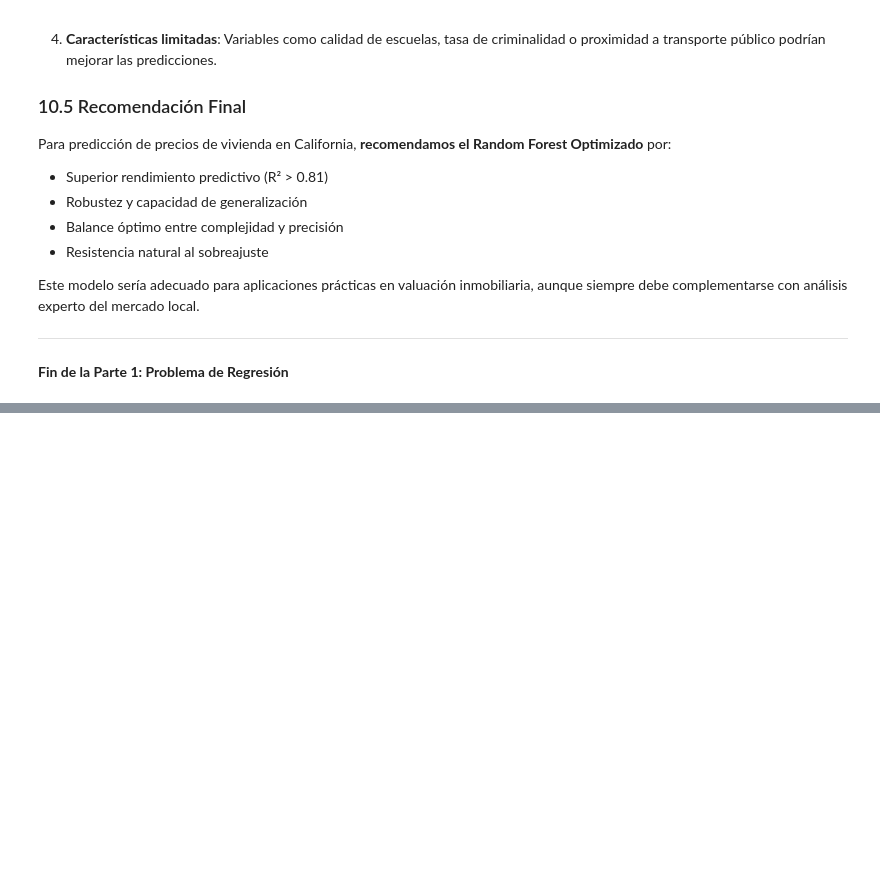
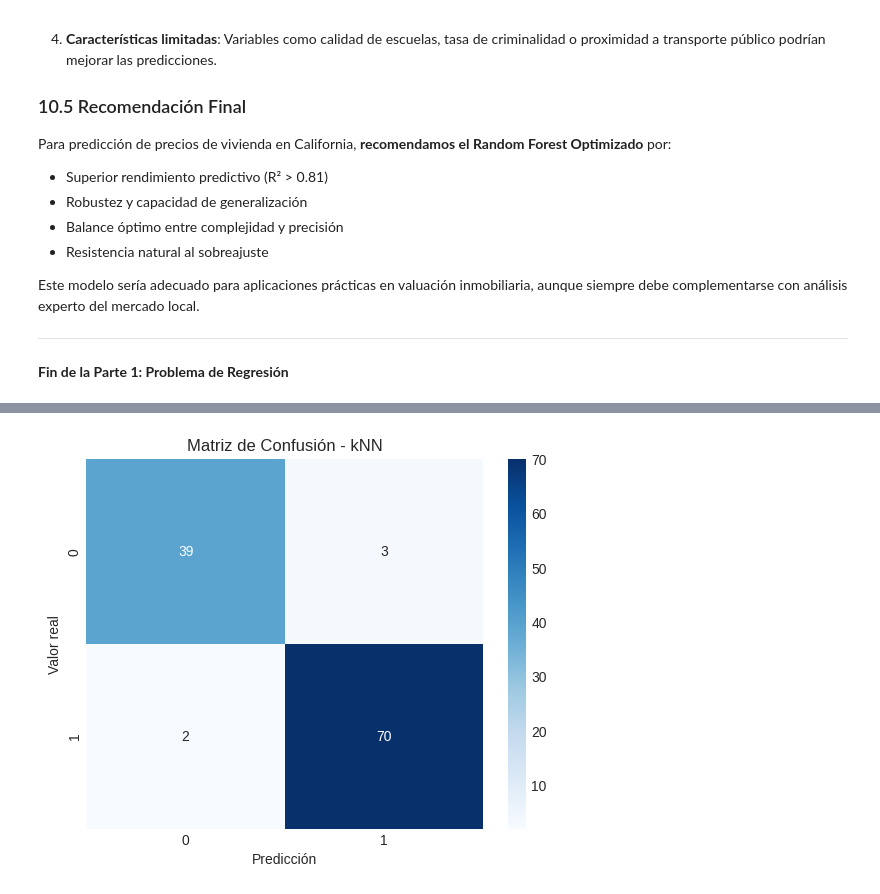
Before and after one commit to nicoCT04/Aprendizaje_Supervisado_IA_LAB, a Jupyter notebook: main.ipynb, the cells around one changed output, grey strips where cells are left out. Saved outputs shown, nothing was run; the diff lists cells and outputs as text; code cells hidden in the pictures; blank space fills up the shorter version.

```diff
--- a/Parte1_regresion_cf.ipynb
+++ b/main.ipynb
@@ -1274,0 +1419,6 @@ Este modelo sería adecuado para aplicaciones prácticas en valuación inmobilia
+# %%
+# k-Nearest Neighbors
+knn = KNeighborsClassifier()
+knn.fit(X_train_scaled, y_train)
+
+y_pred_knn = knn.predict(X_test_scaled)
@@ -1274,0 +1491,11 @@ Este modelo sería adecuado para aplicaciones prácticas en valuación inmobilia
+# %%
+cm_knn = confusion_matrix(y_test, y_pred_knn)
+
+plt.figure()
+sns.heatmap(cm_knn, annot=True, fmt="d", cmap="Blues")
+plt.title("Matriz de Confusión - kNN")
+plt.xlabel("Predicción")
+plt.ylabel("Valor real")
+plt.show()
+# %% [output]
+[figure, added]
```
Also changed, not shown: parts of 48 cells of this notebook.
